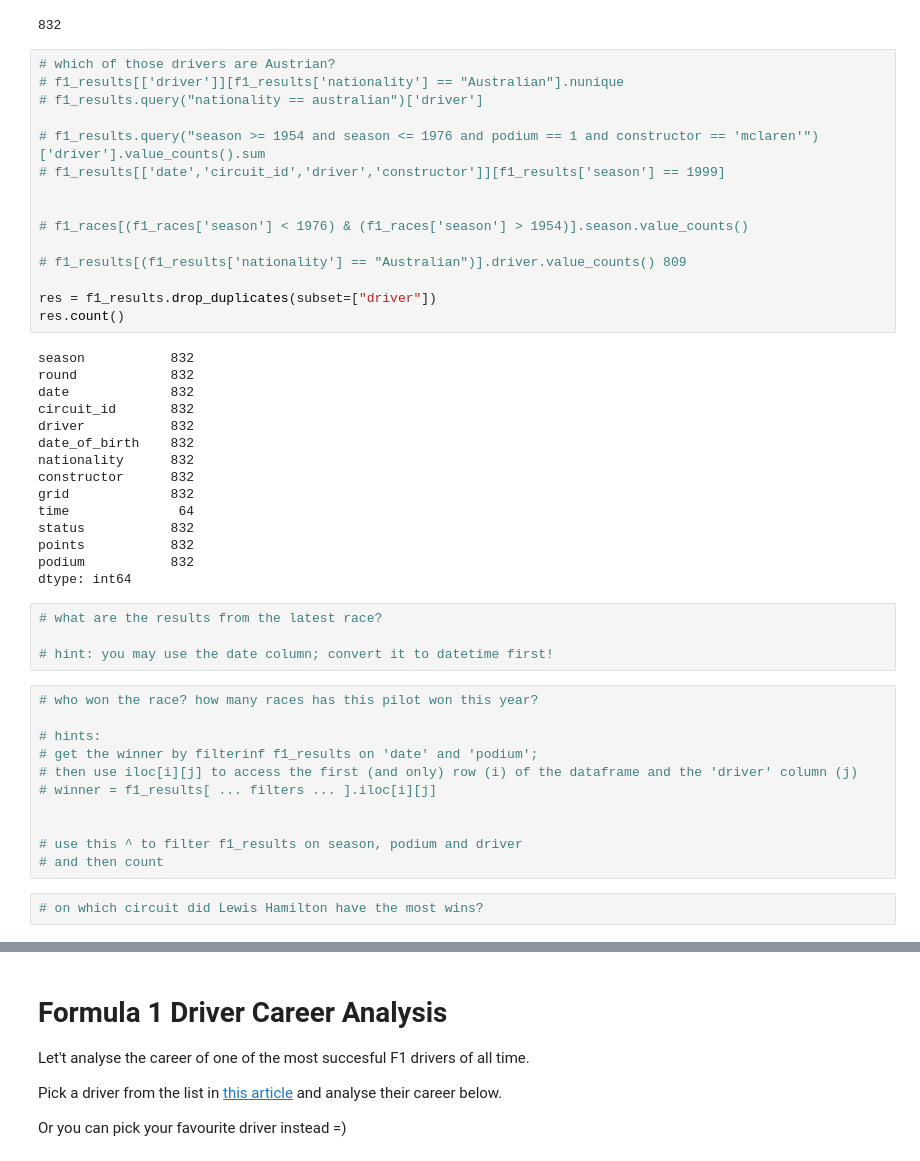
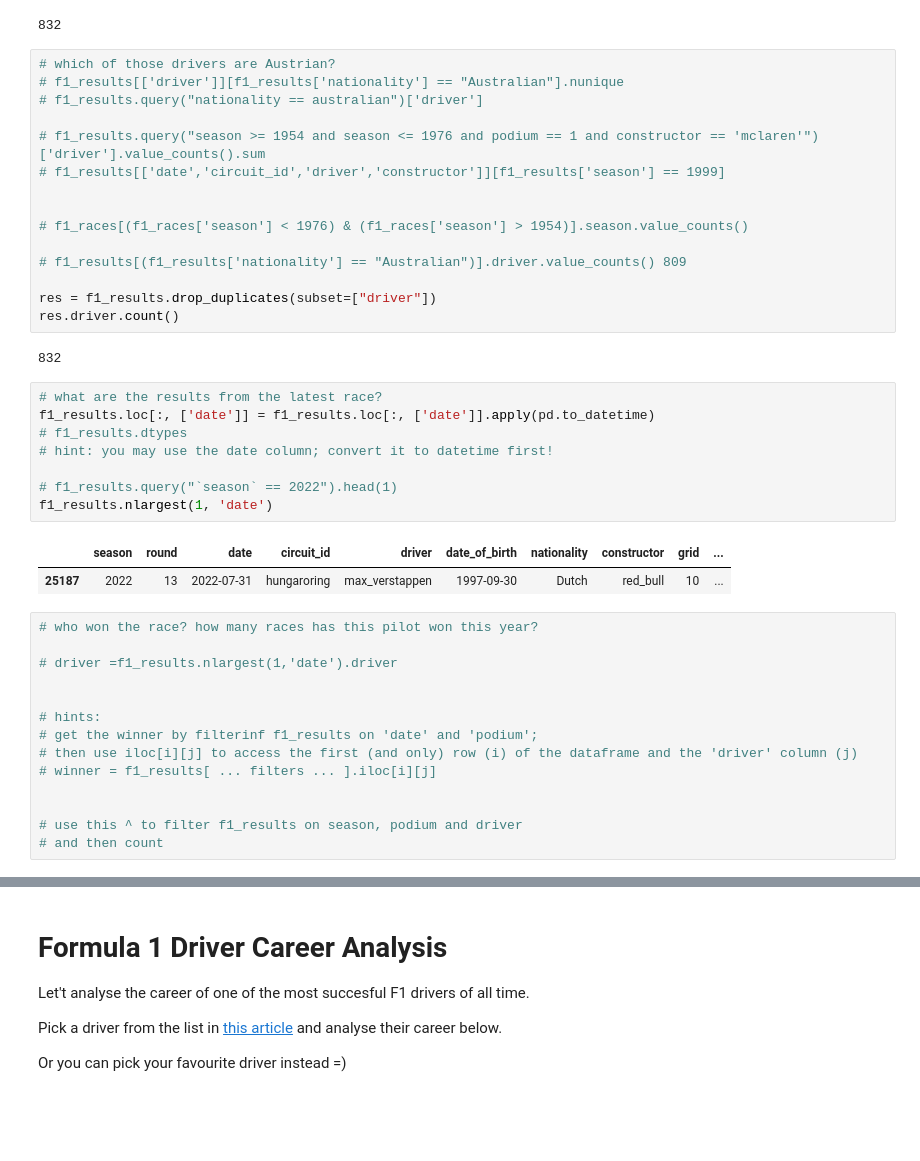
Before and after one commit to lixxie29/bootcamp, a Jupyter notebook: 2022/python_workshop/notebooks/08_pandas.ipynb, the cells around one changed output, grey strips where cells are left out. Cells and saved outputs as stored; diff of their text form; blank space fills up the shorter version.

```diff
--- a/2022/python_workshop/notebooks/08_pandas.ipynb
+++ b/2022/python_workshop/notebooks/08_pandas.ipynb
@@ -889,28 +889,25 @@ f1_results.driver.nunique()
 # f1_results[(f1_results['nationality'] == "Australian")].driver.value_counts() 809
 
 res = f1_results.drop_duplicates(subset=["driver"])
-res.count()
+res.driver.count()
 # %% [output]
-season           832
-round            832
-date             832
-circuit_id       832
-driver           832
-date_of_birth    832
-nationality      832
-constructor      832
-grid             832
-time              64
-status           832
-points           832
-podium           832
-dtype: int64
+832
 # %%
 # what are the results from the latest race?
+f1_results.loc[:, ['date']] = f1_results.loc[:, ['date']].apply(pd.to_datetime)
+# f1_results.dtypes
+# hint: you may use the date column; convert it to datetime first!
 
-# hint: you may use the date column; convert it to datetime first!
+# f1_results.query("`season` == 2022").head(1)
+f1_results.nlargest(1, 'date')
+# %% [output]
+|  | season | round | date | circuit_id | driver | date_of_birth | nationality | constructor | grid | ... |
+| 25187 | 2022 | 13 | 2022-07-31 | hungaroring | max_verstappen | 1997-09-30 | Dutch | red_bull | 10 | ... |
 # %%
 # who won the race? how many races has this pilot won this year?
+
+# driver =f1_results.nlargest(1,'date').driver
+
 
 # hints:
 # get the winner by filterinf f1_results on 'date' and 'podium';
@@ -920,5 +917,3 @@ dtype: int64
 
 # use this ^ to filter f1_results on season, podium and driver
 # and then count
-# %%
-# on which circuit did Lewis Hamilton have the most wins?
```
Also changed, not shown: parts of 10 cells of this notebook.
